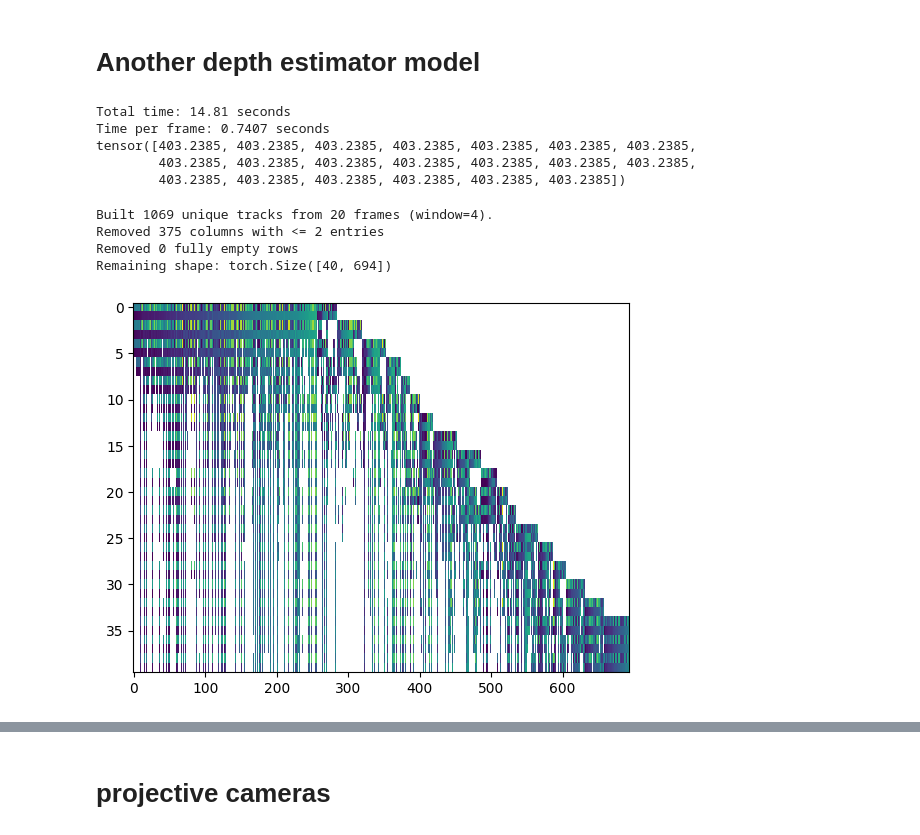
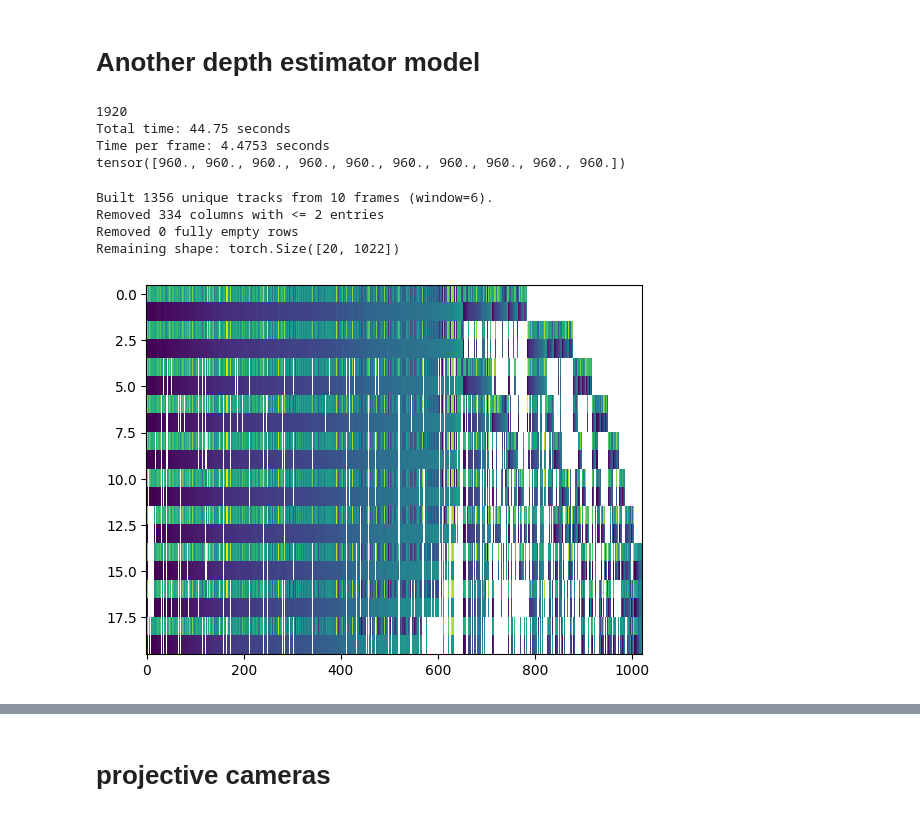
Before and after one commit to manel-ferreira-01/trackers, a Jupyter notebook: test.ipynb, the cells around one changed output, grey strips where cells are left out. Drawn from its saved outputs; the diff is of its cells as text; code cells hidden in the pictures.

```diff
--- a/test.ipynb
+++ b/test.ipynb
@@ -25,7 +25,7 @@ from auxiliar.read_video import read_video_or_images
 from src.tapnext_infer import init_tapnext
 
 tapnext_model_video_size = (256, 256)
-device = "cuda:0"
+device = "cpu"
 
 path = "../storage/terrains_eth3d/images/images_rig_cam4_undistorted"
 path = "../storage/table_3/rgb"
@@ -33,7 +33,8 @@ path = "../storage/table_3/rgb"
 #path = "../storage/books_bea/"
 #path = "../mast3r/images_in/DAVIS/JPEGImages/480p/car-roundabout"
 #path = "../storage/lund_datasets/GustavIIAdolf"
-#path = "../storage/quarto.mp4"
+path = "../storage/quarto.mp4"
+#path = "../storage/tracker_test/praca_1"
 
 video_tensor_full, image_paths = read_video_or_images(path)
 video_tensor_full = video_tensor_full.permute(0,2,3,1)
@@ -211,7 +210,7 @@ frame_cut = max(20, len(video_tensor_full))
 #frame_cut = 14
 frame_start = 0
 frame_skip = 10
-frame_cut = 200
+frame_cut = 100
 video_tensor = torch.cat([(frame).unsqueeze(0) for frame in video_tensor_full]).unsqueeze(0)[:,frame_start:frame_cut:frame_skip,...] # 1, time, H, W, 3
 video_tensor = torch.clip(video_tensor, -1, 1)
 num_frames = video_tensor.shape[1]
@@ -225,5 +224,5 @@ frames: 20
 image_paths[frame_start:frame_cut:frame_skip]
 # %%
 from src.matcher import track_video
-obs_mat = track_video(video_tensor, query_points_initial.to("cuda:0"), mode="tapnext", device="cuda:0",step=step)
+obs_mat = track_video(video_tensor, query_points_initial.to(device), mode="tapnext", device=device,step=step)
 #generate_frame_image_cv(video_tensor.cpu(), obs_mat)
@@ -643,7 +636,7 @@ from src.mde_infer import infer_mde
 
 # Measure time for depth inference
 start_time = time.time()
-depth_infered, instrisics_infered = infer_mde(video_tensor, mde_model="moge")
+depth_infered, instrisics_infered = infer_mde(video_tensor, mde_model="unidepth",device=device)
 end_time = time.time()
 
 # Calculate time per frame
@@ -654,11 +647,10 @@ print(f"Total time: {end_time - start_time:.2f} seconds")
 print(f"Time per frame: {time_per_frame:.4f} seconds")
 print(instrisics_infered[:,0,0])
 # %% [output]
-Total time: 14.81 seconds
-Time per frame: 0.7407 seconds
-tensor([403.2385, 403.2385, 403.2385, 403.2385, 403.2385, 403.2385, 403.2385,
-        403.2385, 403.2385, 403.2385, 403.2385, 403.2385, 403.2385, 403.2385,
-        403.2385, 403.2385, 403.2385, 403.2385, 403.2385, 403.2385])
+1920
+Total time: 44.75 seconds
+Time per frame: 4.4753 seconds
+tensor([960., 960., 960., 960., 960., 960., 960., 960., 960., 960.])
 # %%
 def build_and_filter_combinatory_obs(video_frames,
                                          device='cuda',
@@ -694,25 +686,25 @@ def build_and_filter_combinatory_obs(video_frames,
 # %%
 from src.matcher import build_anchor_observation_matrix, build_combinatory_observation_matrix
 
 if 1:
     # Use the helper on the current video
     obs_mat = build_and_filter_combinatory_obs(
         video_tensor[0],
-        device='cuda',
-        window_size=4,
+        device=device,
+        window_size=6,
         min_entries=2,
         plot=True,
     )
 else:
-    obs_mat = build_anchor_observation_matrix(video_tensor[0], device='cuda').cpu()
+    obs_mat = build_anchor_observation_matrix(video_tensor[0], device=device).cpu()
     plt.imshow(obs_mat.cpu().numpy(), aspect='auto', cmap='viridis', interpolation="none")
     print(obs_mat.shape)
 # %% [output]
-Built 1069 unique tracks from 20 frames (window=4).
-Removed 375 columns with <= 2 entries
+Built 1356 unique tracks from 10 frames (window=6).
+Removed 334 columns with <= 2 entries
 Removed 0 fully empty rows
-Remaining shape: torch.Size([40, 694])
+Remaining shape: torch.Size([20, 1022])
-[figure, old version]
+[figure, new version]
 # %%
 from auxiliar.geometric_filter import geometric_filter_obs
 
```
Also changed, not shown: parts of 8 cells of this notebook, 2 other files.
